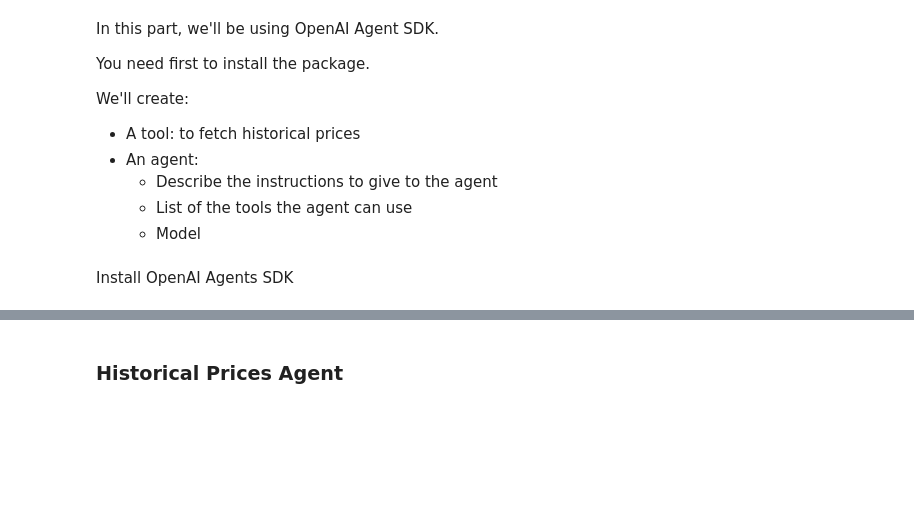
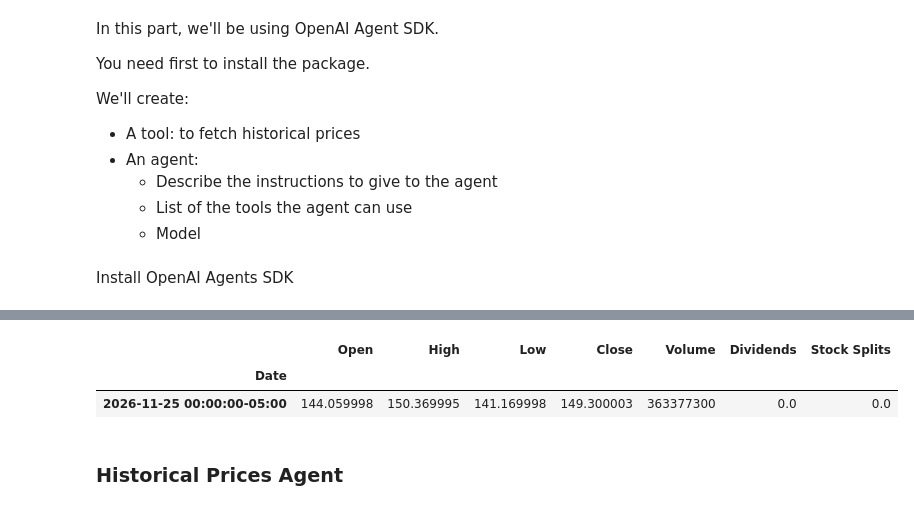
Before and after one commit to rsghotra/1-ultra-low-latency-java, a Jupyter notebook: Chapter 1/chapter_1_lab_3_non-agentic_vs_agentic-workflow.ipynb, the cells around one changed output, grey strips where cells are left out. Cells and saved outputs as stored; diff of their text form; code cells hidden in the pictures; blank space fills up the shorter version.

```diff
--- a/Chapter 1/chapter_1_lab_3_non-agentic_vs_agentic-workflow.ipynb
+++ b/Chapter 1/chapter_1_lab_3_non-agentic_vs_agentic-workflow.ipynb
@@ -356,3 +336,33 @@ nest_asyncio.apply()
+# %%
+import os
+import yfinance as yf
+os.environ['OPENAI_API_KEY'] = OPENAI_API_KEY
+
+#we import the Agent components
+from agents import Agent, Runner, function_tool
+import nest_asyncio
+nest_asyncio.apply()
+
+#create a tool to fecth historical prices
+@function_tool
+def get_latest_stock_price(symbol: str) -> dict:
+  """
+  Fetch the current stock price for the given symbol.
+  """
+  ticker = yf.Ticker(symbol)
+  hist = ticker.history(period="1d")
+  latest_close = hist['Close'].iloc[-1]
+  latest_date = hist.index[-1]
+
+  return {'price': latest_close, 'date': latest_date}
+
+ticker = yf.Ticker("NVDA")
+hist = ticker.history(period="1d")
+hist
+# %% [output]
+|  | Open | High | Low | Close | Volume | Dividends | Stock Splits |
+| Date |  |  |  |  |  |  |  |
+| 2026-11-25 00:00:00-05:00 | 144.059998 | 150.369995 | 141.169998 | 149.300003 | 363377300 | 0.0 | 0.0 |
 # %% [markdown]
 ### Historical Prices Agent
 # %% [markdown]
```
Also changed, not shown: parts of 8 cells of this notebook.
